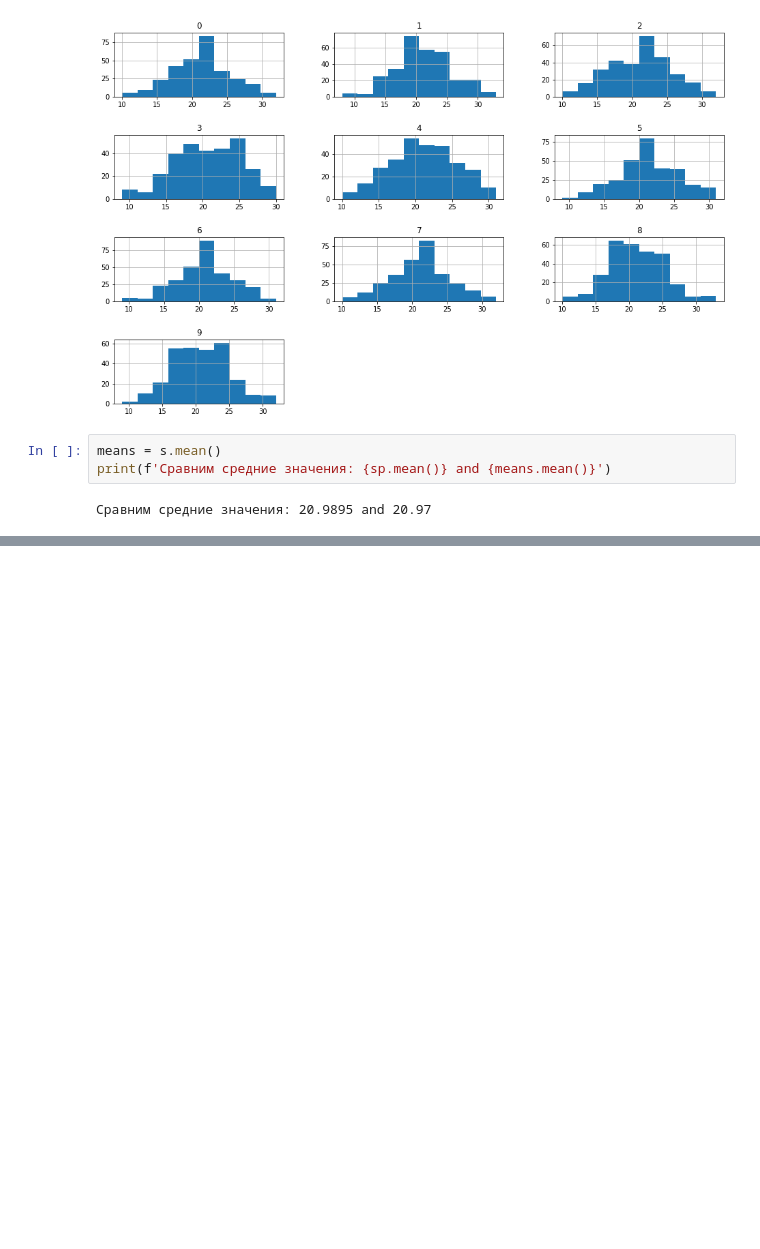
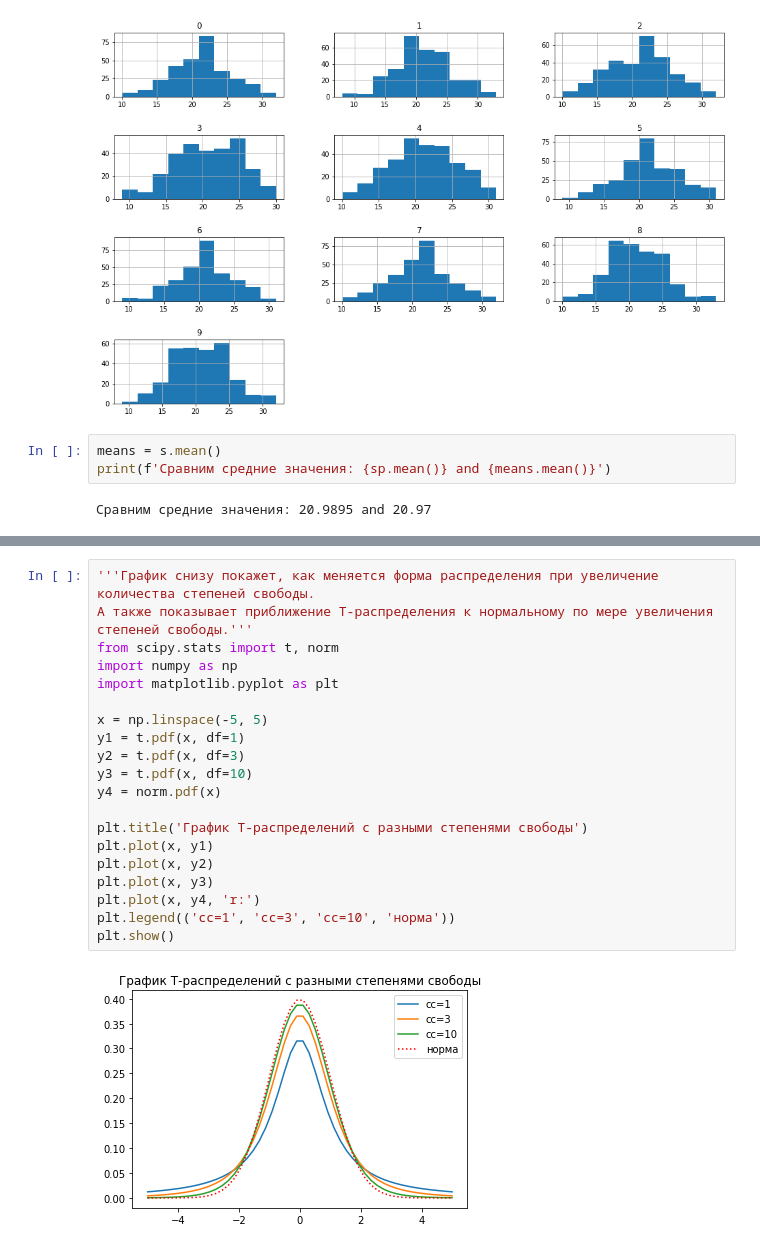
Before and after one commit to malikkamchibekov/stepik_statistics_courses, a Jupyter notebook: stepik_statistic_1.ipynb, the cells around one changed output, grey strips where cells are left out. Saved outputs shown, nothing was run; the diff lists cells and outputs as text; blank space fills up the shorter version.

```diff
--- a/stepik_statistic_1.ipynb
+++ b/stepik_statistic_1.ipynb
@@ -273,0 +281,22 @@ print('[%.2f, %.2f] ')
+# %%
+'''График снизу покажет, как меняется форма распределения при увеличение количества степеней свободы.
+А также показывает приближение Т-распределения к нормальному по мере увеличения степеней свободы.'''
+from scipy.stats import t, norm
+import numpy as np
+import matplotlib.pyplot as plt
+
+x = np.linspace(-5, 5)
+y1 = t.pdf(x, df=1)
+y2 = t.pdf(x, df=3)
+y3 = t.pdf(x, df=10)
+y4 = norm.pdf(x)
+
+plt.title('График Т-распределений с разными степенями свободы')
+plt.plot(x, y1)
+plt.plot(x, y2)
+plt.plot(x, y3)
+plt.plot(x, y4, 'r:')
+plt.legend(('сс=1', 'сс=3', 'сс=10', 'норма'))
+plt.show()
+# %% [output]
+[figure, added]
```
Also changed, not shown: parts of 4 cells of this notebook.
